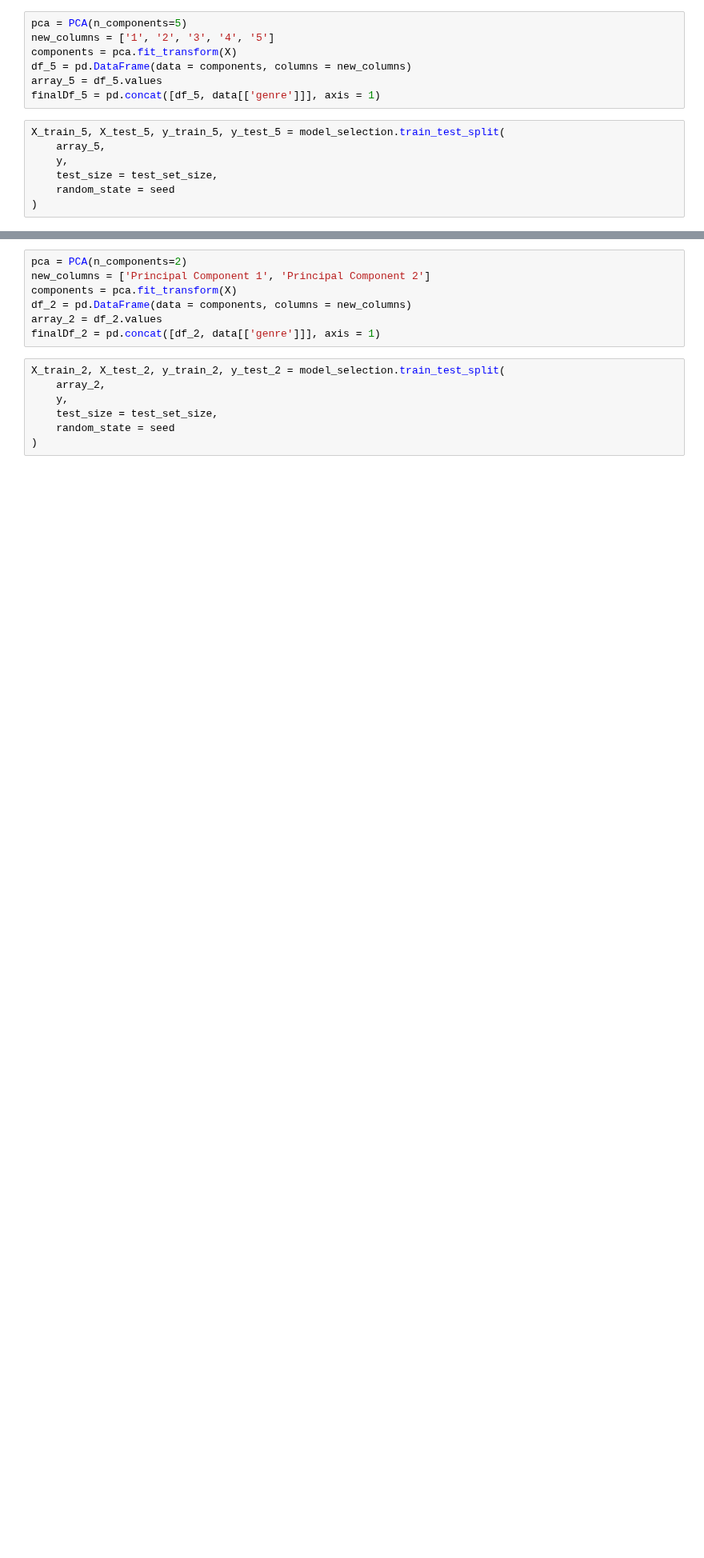
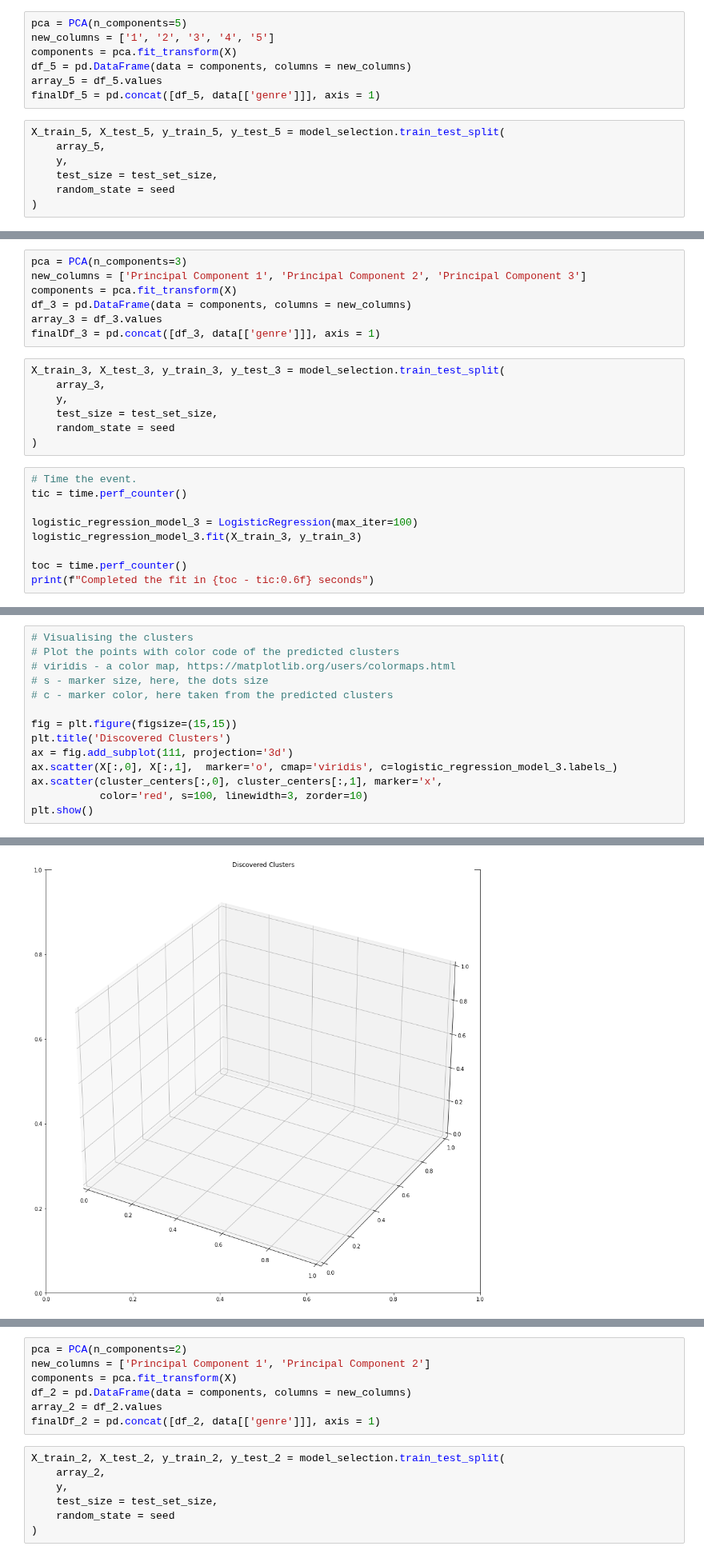
Before and after one commit to HolmQ84/DataScience-ExamProject, a Jupyter notebook: DataScience-SongManagement/JupyterNotebook/Data Modelling/Calculate Genre Model.ipynb, the cells around one changed output, grey strips where cells are left out. Shown at 80% size. Drawn from its saved outputs; the diff is of its cells as text; blank space fills up the shorter version.

```diff
--- a/DataScience-SongManagement/JupyterNotebook/Data Modelling/Calculate Genre Model.ipynb
+++ b/DataScience-SongManagement/JupyterNotebook/Data Modelling/Calculate Genre Model.ipynb
@@ -401,0 +405,23 @@ The fit has a test set accuracy of 63.4 %
+# %%
+pca = PCA(n_components=3)
+new_columns = ['Principal Component 1', 'Principal Component 2', 'Principal Component 3']
+components = pca.fit_transform(X)
+df_3 = pd.DataFrame(data = components, columns = new_columns)
+array_3 = df_3.values
+finalDf_3 = pd.concat([df_3, data[['genre']]], axis = 1)
+# %%
+X_train_3, X_test_3, y_train_3, y_test_3 = model_selection.train_test_split(
+    array_3,
+    y,
+    test_size = test_set_size,
+    random_state = seed
+)
+# %%
+# Time the event.
+tic = time.perf_counter()
+
+logistic_regression_model_3 = LogisticRegression(max_iter=100)
+logistic_regression_model_3.fit(X_train_3, y_train_3)
+
+toc = time.perf_counter()
+print(f"Completed the fit in {toc - tic:0.6f} seconds")
@@ -401,0 +478,15 @@ The fit has a test set accuracy of 63.4 %
+# %%
+# Visualising the clusters
+# Plot the points with color code of the predicted clusters
+# viridis - a color map, https://matplotlib.org/users/colormaps.html
+# s - marker size, here, the dots size
+# c - marker color, here taken from the predicted clusters
+
+fig = plt.figure(figsize=(15,15))
+plt.title('Discovered Clusters')
+ax = fig.add_subplot(111, projection='3d')
+ax.scatter(X[:,0], X[:,1],  marker='o', cmap='viridis', c=logistic_regression_model_3.labels_)
+ax.scatter(cluster_centers[:,0], cluster_centers[:,1], marker='x',
+           color='red', s=100, linewidth=3, zorder=10)
+plt.show()
+# %% [output]
@@ -401,0 +494 @@ The fit has a test set accuracy of 63.4 %
+[figure, added]
```
Also changed, not shown: parts of 26 cells of this notebook, 4 other files.
